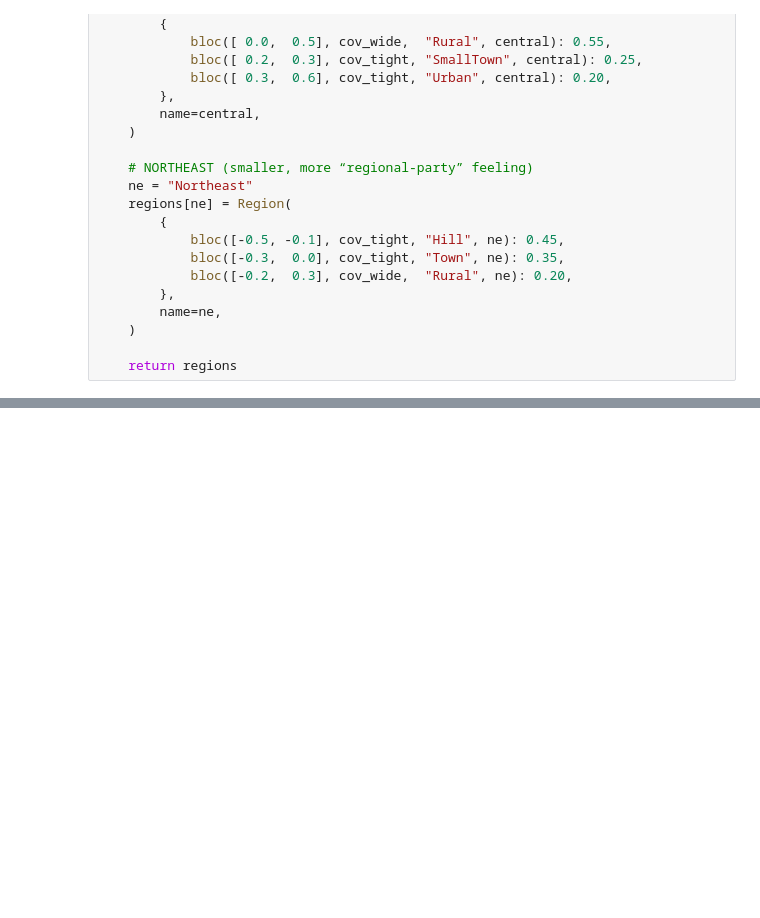
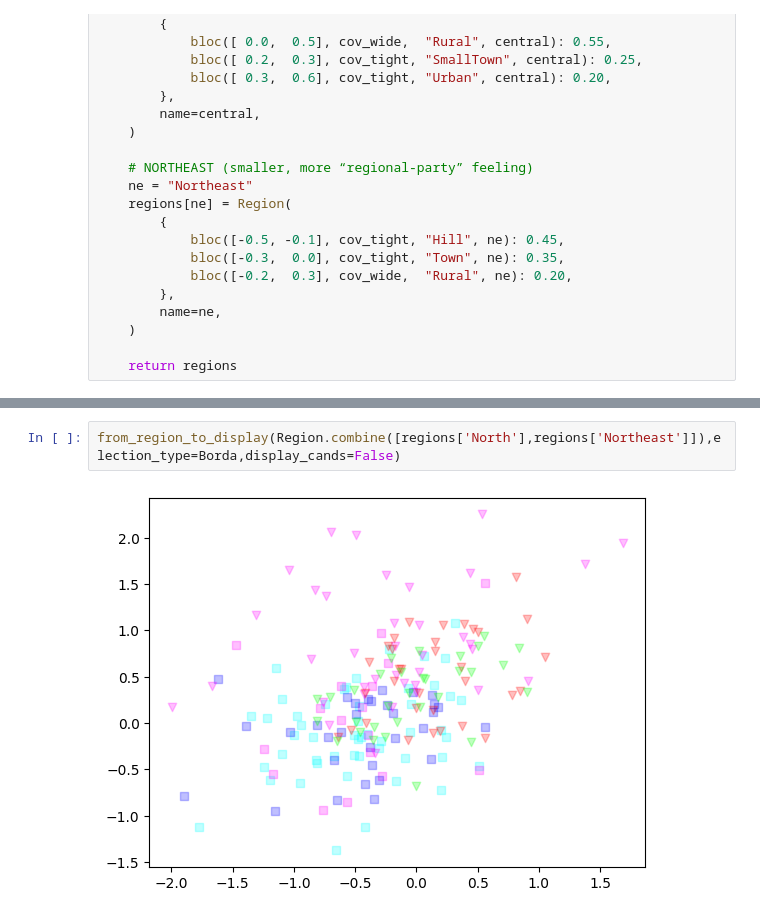
Before and after one commit to FayeAlephNil/bookish-spork, a Jupyter notebook: basics.ipynb, the cells around one changed output, grey strips where cells are left out. Saved outputs shown, nothing was run; the diff lists cells and outputs as text; blank space fills up the shorter version.

```diff
--- a/basics.ipynb
+++ b/basics.ipynb
@@ -473,0 +512,4 @@ def make_regions():
+# %%
+from_region_to_display(Region.combine([regions['North'],regions['Northeast']]),election_type=Borda,display_cands=False)
+# %% [output]
+[figure, added]
```
Also changed, not shown: parts of 15 cells of this notebook, 1 other file.
